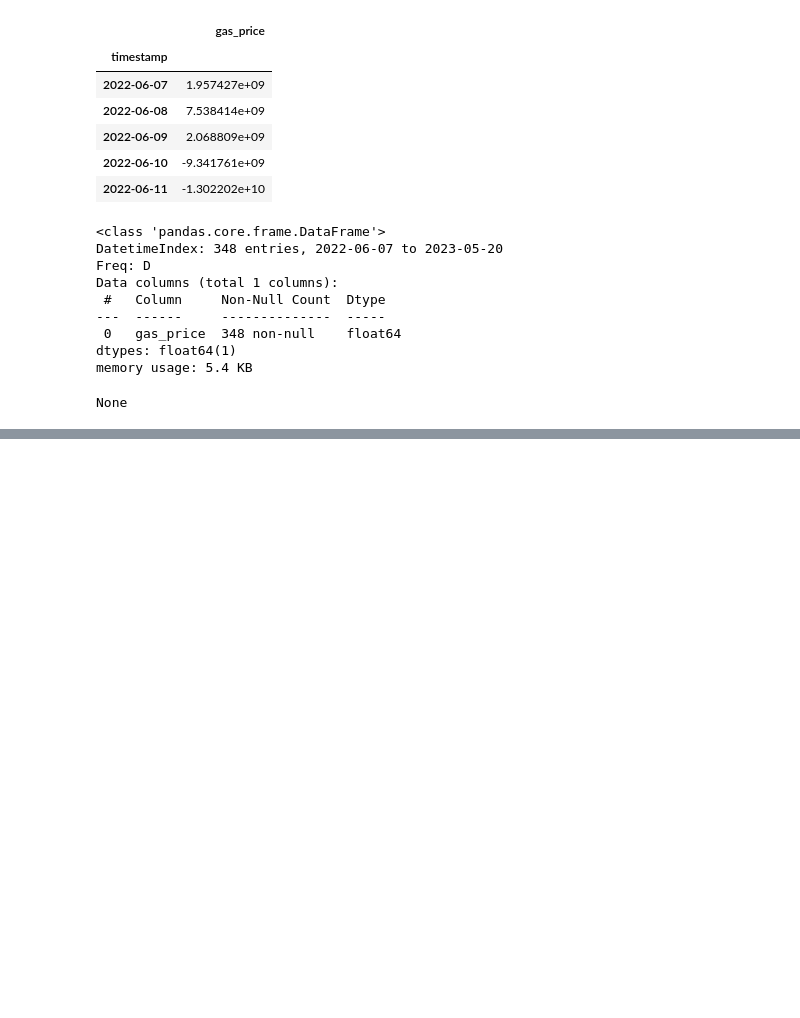
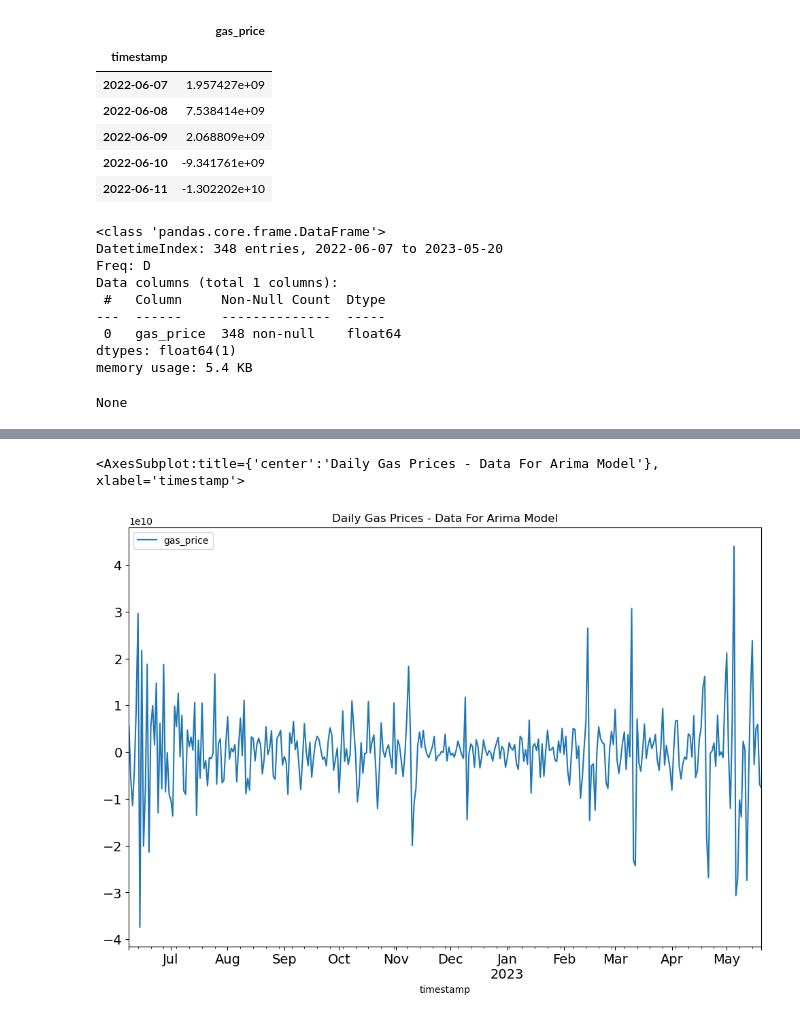
Before and after one commit to najibabounasr/AuthentiChain, a Jupyter notebook: alchemy_api.ipynb, the cells around one changed output, grey strips where cells are left out. Cells and saved outputs as stored; diff of their text form; code cells hidden in the pictures; blank space fills up the shorter version.

```diff
--- a/alchemy_api.ipynb
+++ b/alchemy_api.ipynb
@@ -861,0 +750,5 @@ plt.show()
+# %%
+data.plot(figsize=(12,8), title='Daily Gas Prices - Data For Arima Model', fontsize=14)
+# %% [output]
+<AxesSubplot:title={'center':'Daily Gas Prices - Data For Arima Model'}, xlabel='timestamp'>
+[figure, added]
```
Also changed, not shown: parts of 35 cells of this notebook, 12 other files.
